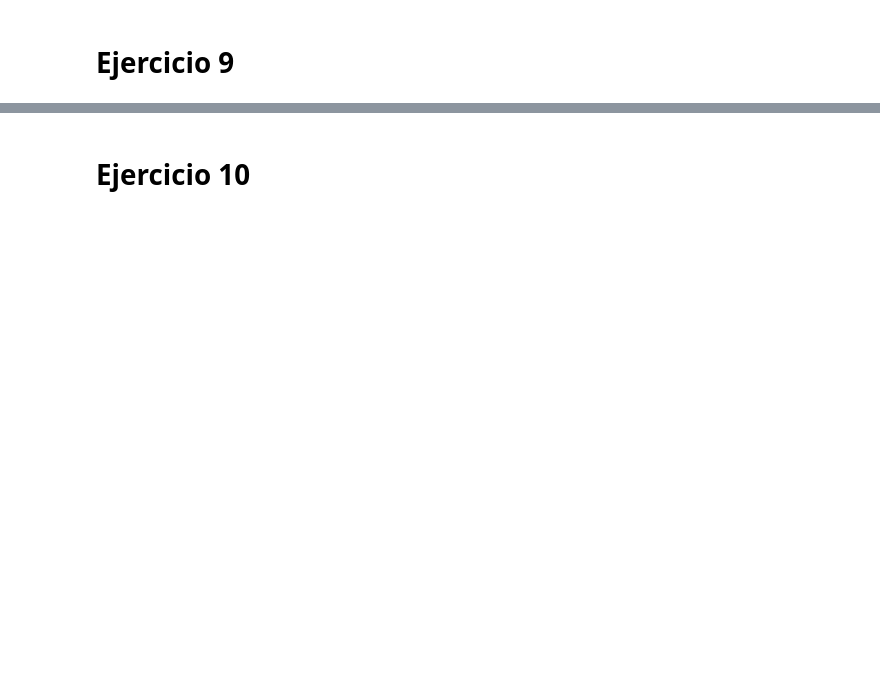
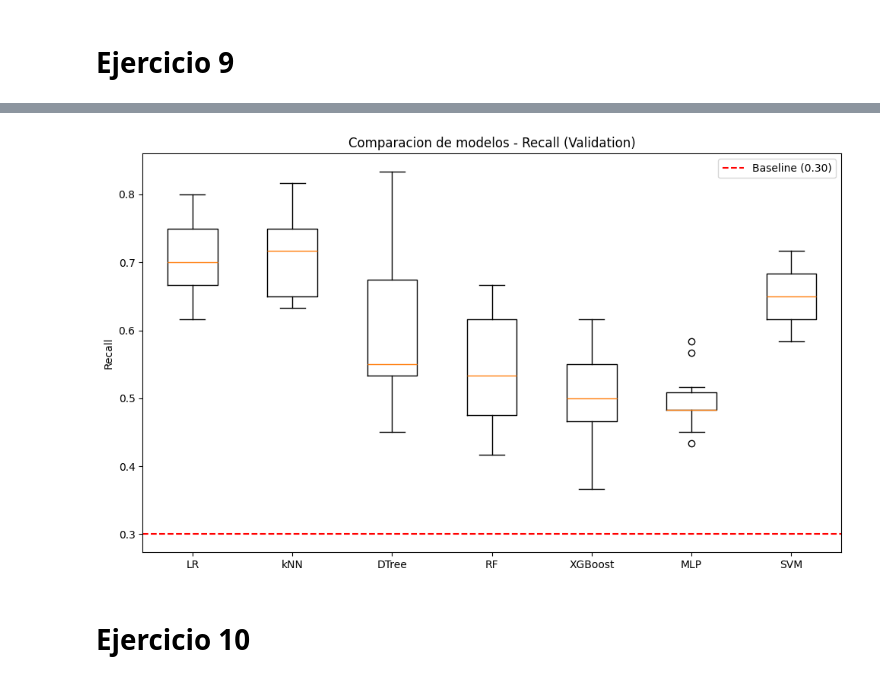
Before and after one commit to MRico98/IAyAA-semana-6-y-7-Actividad-instrucciones, a Jupyter notebook: MNA_IAyAA_semana_6_y_7_Actividad_2026.ipynb, the cells around one changed output, grey strips where cells are left out. Drawn from its saved outputs; the diff is of its cells as text; code cells hidden in the pictures; blank space fills up the shorter version.

```diff
--- a/MNA_IAyAA_semana_6_y_7_Actividad_2026.ipynb
+++ b/MNA_IAyAA_semana_6_y_7_Actividad_2026.ipynb
@@ -229,11 +366,12 @@ None
 
 # ++++++++++++++++ Inicia sección para incluir código ++++++++++++++
 
+# El baseline es un clasificador aleatorio estratificado.
+# Su recall esperado = proporcion de la clase positiva (malos clientes)
 
- # Puedes incluir a continuación todas las celdas de código que requieras....
-
-None
-
-
+baseline_recall = ytt.mean()
+print(f'Proporcion clase positiva (malos): {baseline_recall:.4f}')
+print(f'Umbral baseline recall: {baseline_recall:.4f}')
+print(f'Cualquier modelo con recall <= {baseline_recall:.4f} esta subentrenado.')
 
 # ++++++++++++++++ Termina sección para incluir código ++++++++++++++
@@ -259,34 +401,34 @@ def mis_modelos():
 
 
   # Regresión Logística:
-  modelos.append(LogisticRegression( None , random_state=1))
+  modelos.append(LogisticRegression(max_iter=1000, solver='lbfgs', random_state=1))
   nombres.append('LR')
 
   # k-Vecinos más Cercanos:
-  modelos.append(KNeighborsClassifier( None ))
+  modelos.append(KNeighborsClassifier(n_neighbors=5))
   nombres.append('kNN')
 
 
   # Árbol de decisiones:
-  modelos.append(DecisionTreeClassifier( None , random_state=1))
+  modelos.append(DecisionTreeClassifier(max_depth=5, random_state=1))
   nombres.append('DTree')
 
   # Bosque Aleatorio:
-  modelos.append(RandomForestClassifier( None , random_state=1))
+  modelos.append(RandomForestClassifier(n_estimators=200, max_depth=10, random_state=1))
   nombres.append('RF')
 
   # XGBoosting:
-  modelos.append(XGBClassifier( None , random_state=1))
+  modelos.append(XGBClassifier(n_estimators=200, max_depth=5, learning_rate=0.1, eval_metric='logloss', random_state=1))
   nombres.append('XGBoost')
 
 
   # Red neuronal de Perceptrón Multicapa:
-  modelos.append(MLPClassifier( None , random_state=1))
+  modelos.append(MLPClassifier(hidden_layer_sizes=(100, 50), max_iter=500, random_state=1))
   nombres.append('MLP')
 
 
   # Máquina de Vectores de Soporte:
-  modelos.append(SVC( None , random_state=1))
+  modelos.append(SVC(kernel='rbf', C=1.0, random_state=1))
   nombres.append('SVM')
 
 
@@ -296,7 +438,7 @@ def mis_modelos():
 
 
 # Si se desea incluir alguna técnica de submuestreo y/o sobremuestreo:
-mi_uoSampling = None
+mi_uoSampling = SMOTE(random_state=1)
 
 
 
@@ -347,16 +507,21 @@ for i in range(len(modelos)):
 # %%
 # Diagrama de caja del desempeño de los modelos con respecto a
 # la métrica de exhaustividad (recall)
 
 # ++++++++++++++++ Inicia sección para incluir código ++++++++++++++
 
-
- # Puedes incluir a continuación todas las celdas de código que requieras....
-
-None
-
-
+fig, ax = plt.subplots(figsize=(10, 6))
+datos_recall = [resultados[i]['test_recall'] for i in range(len(nombres))]
+ax.boxplot(datos_recall, labels=nombres)
+ax.set_ylabel('Recall')
+ax.set_title('Comparacion de modelos - Recall (Validation)')
+ax.axhline(y=baseline_recall, color='r', linestyle='--', label=f'Baseline ({baseline_recall:.2f})')
+ax.legend()
+plt.tight_layout()
+plt.show()
 
 # ++++++++++++++++ Termina sección para incluir código ++++++++++++++
+# %% [output]
+[figure, added]
 # %% [markdown]
 # **Ejercicio 10**
```
Also changed, not shown: parts of 20 cells of this notebook.
